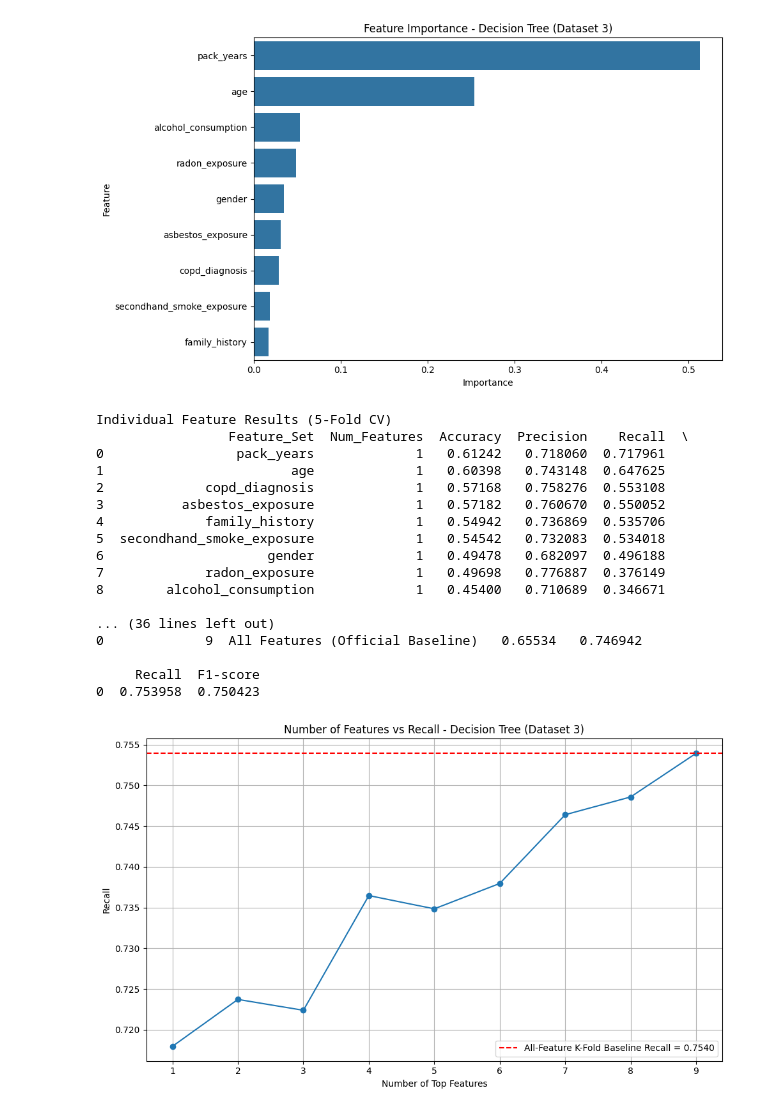
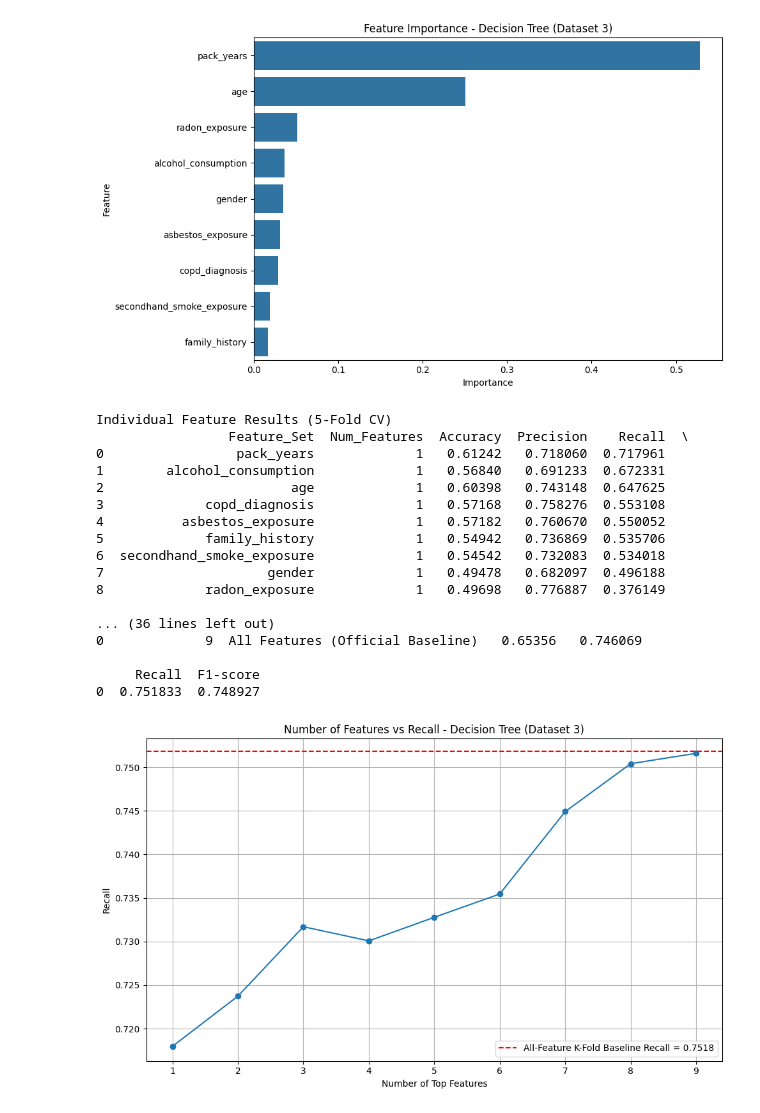
Before and after one commit to jeremy87lee/IS_PROJECT_TEAM_3, a Jupyter notebook: Decision_Tree.ipynb, the cells around one changed output. Saved outputs shown, nothing was run; the diff lists cells and outputs as text; code cells hidden in the pictures.

Commit message:
Re-organized code. Placed encoding code after null-handling code

```diff
--- a/Decision_Tree.ipynb
+++ b/Decision_Tree.ipynb
@@ -604,12 +611,11 @@ for col in df_Lung_Cancer_Risk_Dataset.columns:
   df_Lung_Cancer_Risk_Dataset[col] = LabelEncoder().fit_transform(df_Lung_Cancer_Risk_Dataset[col])
 '''
 
-for col in df_Lung_Cancer_Risk_Dataset.columns:
-    if not pd.api.types.is_numeric_dtype(df_Lung_Cancer_Risk_Dataset[col]):
-        df_Lung_Cancer_Risk_Dataset[col] = LabelEncoder().fit_transform(df_Lung_Cancer_Risk_Dataset[col].astype(str))
 
 # Clean column names
 df_Lung_Cancer_Risk_Dataset.columns = df_Lung_Cancer_Risk_Dataset.columns.str.strip()
+
+df_Lung_Cancer_Risk_Dataset['alcohol_consumption'] = df_Lung_Cancer_Risk_Dataset['alcohol_consumption'].fillna('None')
 
 print("First 5 rows:")
 print(df_Lung_Cancer_Risk_Dataset.head())
@@ -636,6 +642,11 @@ for col in df_Lung_Cancer_Risk_Dataset.columns:
 
 print("\nMissing values after filling:")
 print(df_Lung_Cancer_Risk_Dataset.isnull().sum())
+
+#ENCODING
+for col in df_Lung_Cancer_Risk_Dataset.columns:
+    if not pd.api.types.is_numeric_dtype(df_Lung_Cancer_Risk_Dataset[col]):
+        df_Lung_Cancer_Risk_Dataset[col] = LabelEncoder().fit_transform(df_Lung_Cancer_Risk_Dataset[col].astype(str))
 
 
 X3 = df_Lung_Cancer_Risk_Dataset.drop(columns=['lung_cancer'])
@@ -868,19 +879,19 @@ Feature Importance Ranking
-[figure, old version]
+[figure, new version]
 Individual Feature Results (5-Fold CV)
                  Feature_Set  Num_Features  Accuracy  Precision    Recall  \
 0                 pack_years             1   0.61242   0.718060  0.717961
-1                        age             1   0.60398   0.743148  0.647625
-2             copd_diagnosis             1   0.57168   0.758276  0.553108
-3          asbestos_exposure             1   0.57182   0.760670  0.550052
-4             family_history             1   0.54942   0.736869  0.535706
-5  secondhand_smoke_exposure             1   0.54542   0.732083  0.534018
-6                     gender             1   0.49478   0.682097  0.496188
-7             radon_exposure             1   0.49698   0.776887  0.376149
-8        alcohol_consumption             1   0.45400   0.710689  0.346671
+1        alcohol_consumption             1   0.56840   0.691233  0.672331
+2                        age             1   0.60398   0.743148  0.647625
+3             copd_diagnosis             1   0.57168   0.758276  0.553108
+4          asbestos_exposure             1   0.57182   0.760670  0.550052
+5             family_history             1   0.54942   0.736869  0.535706
+6  secondhand_smoke_exposure             1   0.54542   0.732083  0.534018
+7                     gender             1   0.49478   0.682097  0.496188
+8             radon_exposure             1   0.49698   0.776887  0.376149
 
 ... (36 lines left out)
-0             9  All Features (Official Baseline)   0.65534   0.746942
+0             9  All Features (Official Baseline)   0.65356   0.746069
 
      Recall  F1-score
-0  0.753958  0.750423
+0  0.751833  0.748927
-[figure, old version]
+[figure, new version]
```
Also changed, not shown: parts of 3 cells of this notebook.
